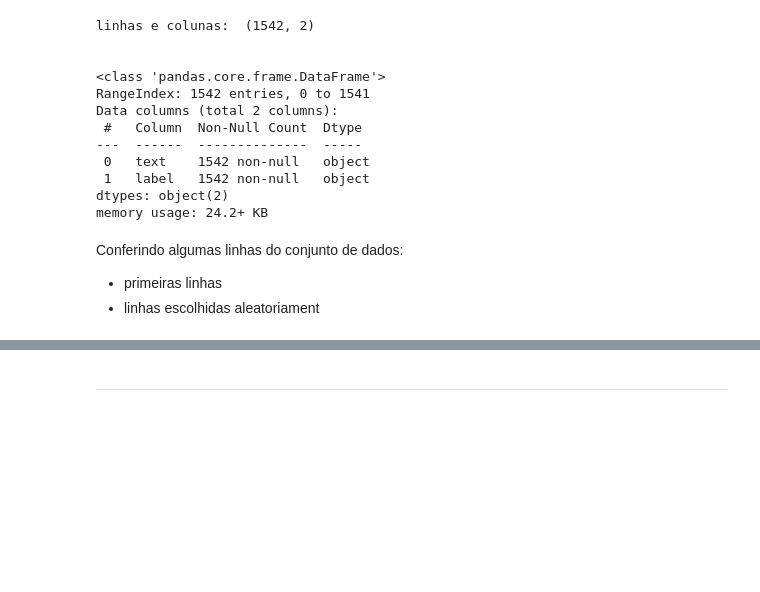
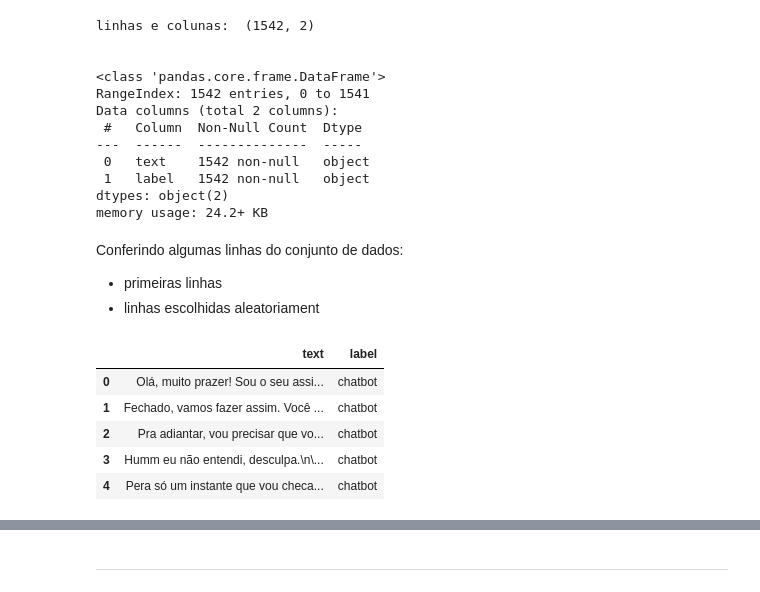
Before and after one commit to Mel-iza/Weni_XP_IA, a Jupyter notebook: notebook/weni_xp_hands_on_ia.ipynb, the cells around one changed output, grey strips where cells are left out. Drawn from its saved outputs; the diff is of its cells as text; code cells hidden in the pictures; blank space fills up the shorter version.

```diff
--- a/notebook/weni_xp_hands_on_ia.ipynb
+++ b/notebook/weni_xp_hands_on_ia.ipynb
@@ -110,0 +114,11 @@ Conferindo algumas linhas do conjunto de dados:
+# %%
+#@title Resultado esperado:
+
+data.head()
+# %% [output]
+|  | text | label |
+| 0 | Olá, muito prazer! Sou o seu assi... | chatbot |
+| 1 | Fechado, vamos fazer assim. Você ... | chatbot |
+| 2 | Pra adiantar, vou precisar que vo... | chatbot |
+| 3 | Humm eu não entendi, desculpa.\n\... | chatbot |
+| 4 | Pera só um instante que vou checa... | chatbot |
```
Also changed, not shown: parts of 15 cells of this notebook.
